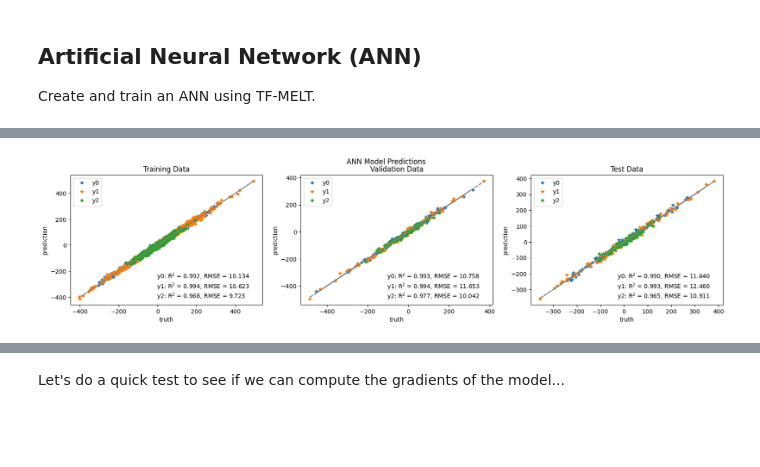
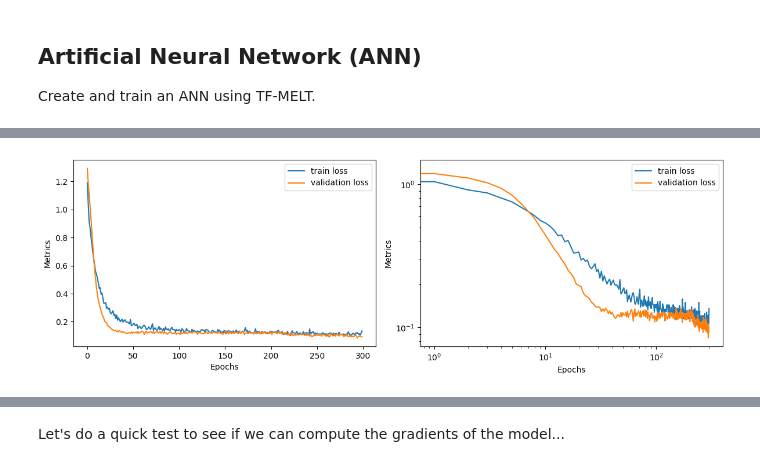
Before and after one commit to NREL/tf-melt, a Jupyter notebook: examples/regression.ipynb, the cells around one changed output, grey strips where cells are left out. Saved outputs shown, nothing was run; the diff lists cells and outputs as text; code cells hidden in the pictures; blank space fills up the shorter version.

```diff
--- a/examples/regression.ipynb
+++ b/examples/regression.ipynb
@@ -29,20 +29,21 @@ print(f"Shape of x: {x.shape}, Shape of y: {y.shape}")
 # %% [output]
 Shape of x: (1000, 10), Shape of y: (1000, 3)
 # %%
-# Use sklearn scaling libraries to normalize the data
-from sklearn.preprocessing import StandardScaler
+from tfmelt.utils.preprocessing import get_normalizers
 from sklearn.model_selection import train_test_split
 
-x_normalizer = StandardScaler()
-y_normalizer = StandardScaler()
+# Get the normalizers using the tfmelt library
+x_normalizer, y_normalizer = get_normalizers(norm_type="standard", n_normalizers=2)
 
+# Fit the normalizers
 x_normalizer.fit(x)
 y_normalizer.fit(y)
 
+# Normalize the data
 x_norm = x_normalizer.transform(x)
 y_norm = y_normalizer.transform(y)
 
-# Create train and test datasets
+# Create the train and test datasets
 x_train, x_test, y_train, y_test = train_test_split(x_norm, y_norm, test_size=0.2, random_state=42)
 # Create the validation dataset from the test dataset
 x_test, x_val, y_test, y_val = train_test_split(x_test, y_test, test_size=0.5, random_state=42)
@@ -63,8 +64,8 @@ learn_rate = 1e-3
 l1_reg = 0
 l2_reg = 0
 act_fun = "relu"
-dropout = 0.0
-input_dropout = 0.0
+dropout = 0.1
+input_dropout = 0.1
 batch_norm = False
 output_activation = "linear"
 
@@ -183,52 +153,7 @@ pred_test = y_normalizer.inverse_transform(pred_norm_test)
-# %%
-# Compute some statistics on the fit
-import numpy as np
-
-def pred_stats(pred, truth):
-    rss = np.sum((pred - truth) ** 2, axis=0)
-    tss = np.sum((truth - np.mean(truth, axis=0)) ** 2, axis=0)
-    r_sq = 1 - rss / tss
-    rmse = np.sqrt(np.sum((truth-pred)**2, axis=0)/pred.shape[0])
-    rmspe = np.sqrt(np.sum(((truth-pred)/(truth+1e-6))**2, axis=0)/pred.shape[0])
-    return r_sq, rmse, rmspe
-
-# Training data
-r_sq_train, rmse_train, rmspe_train = pred_stats(pred_train, y_train_real)
-r_sq_val, rmse_val, rmspe_val = pred_stats(pred_val, y_val_real)
-r_sq_test, rmse_test, rmspe_test = pred_stats(pred_test, y_test_real)
-
-# Visualize the predictions using a cloud plot
-fig, (ax1, ax2, ax3) = plt.subplots(1, 3, figsize=(20, 4))
-# Train plot
-for i in range(n_targets):
-    ax1.plot(y_train_real[:, i], pred_train[:, i], marker="*", linestyle="None", label=f"y{i}")
-    ax1.plot(y_train_real[:, i], y_train_real[:, i], linestyle="dashed", color="grey")
-    # ax1.text(x=0.25, y=0.2-0.075*i, s=rf"y{i}: R$^2$ = {r_sq_train[i]:0.3f}, RMSE = {rmse_train[i]:0.3f}, RMSPE = {rmspe_train[i]:0.1%}", transform=ax1.transAxes)
-    ax1.text(x=0.45, y=0.2-0.075*i, s=rf"y{i}: R$^2$ = {r_sq_train[i]:0.3f}, RMSE = {rmse_train[i]:0.3f}", transform=ax1.transAxes)
-    ax1.legend()
-    ax1.set_xlabel("truth")
-    ax1.set_ylabel("prediction")
-    ax1.set_title("Training Data")
-    # Validation plot
-    ax2.plot(y_val_real[:, i], pred_val[:, i], marker="*", linestyle="None", label=f"y{i}")
-    ax2.plot(y_val_real[:, i], y_val_real[:, i], linestyle="dashed", color="grey")
-    # ax2.text(x=0.25, y=0.2-0.075*i, s=rf"y{i}: R$^2$ = {r_sq_val[i]:0.3f}, RMSE = {rmse_val[i]:0.3f}, RMSPE = {rmspe_val[i]:0.1%}", transform=ax2.transAxes)
-    ax2.text(x=0.45, y=0.2-0.075*i, s=rf"y{i}: R$^2$ = {r_sq_val[i]:0.3f}, RMSE = {rmse_val[i]:0.3f}", transform=ax2.transAxes)
-    ax2.legend()
-    ax2.set_xlabel("truth")
-    ax2.set_ylabel("prediction")
-    ax2.set_title("Validation Data")
-    # Test plot
-    ax3.plot(y_test_real[:, i], pred_test[:, i], marker="*", linestyle="None", label=f"y{i}")
-    ax3.plot(y_test_real[:, i], y_test_real[:, i], linestyle="dashed", color="grey")
-    # ax3.text(x=0.25, y=0.2-0.075*i, s=rf"y{i}: R$^2$ = {r_sq_test[i]:0.3f}, RMSE = {rmse_test[i]:0.3f}, RMSPE = {rmspe_test[i]:0.1%}", transform=ax3.transAxes)
-    ax3.text(x=0.45, y=0.2-0.075*i, s=rf"y{i}: R$^2$ = {r_sq_test[i]:0.3f}, RMSE = {rmse_test[i]:0.3f}", transform=ax3.transAxes)
-    ax3.legend()
-    ax3.set_xlabel("truth")
-    ax3.set_ylabel("prediction")
-    ax3.set_title("Test Data")
-
-fig.suptitle('ANN Model Predictions')
-plt.show()
-# %% [output]
-[figure, removed]
+# %%
+from tfmelt.utils.visualization import plot_history
+
+# Plot the loss function over time
+plot_history(history, metrics=["loss"], plot_log=True)
+# %% [output]
+[figure, added]
```
Also changed, not shown: parts of 46 cells of this notebook, 8 other files.
